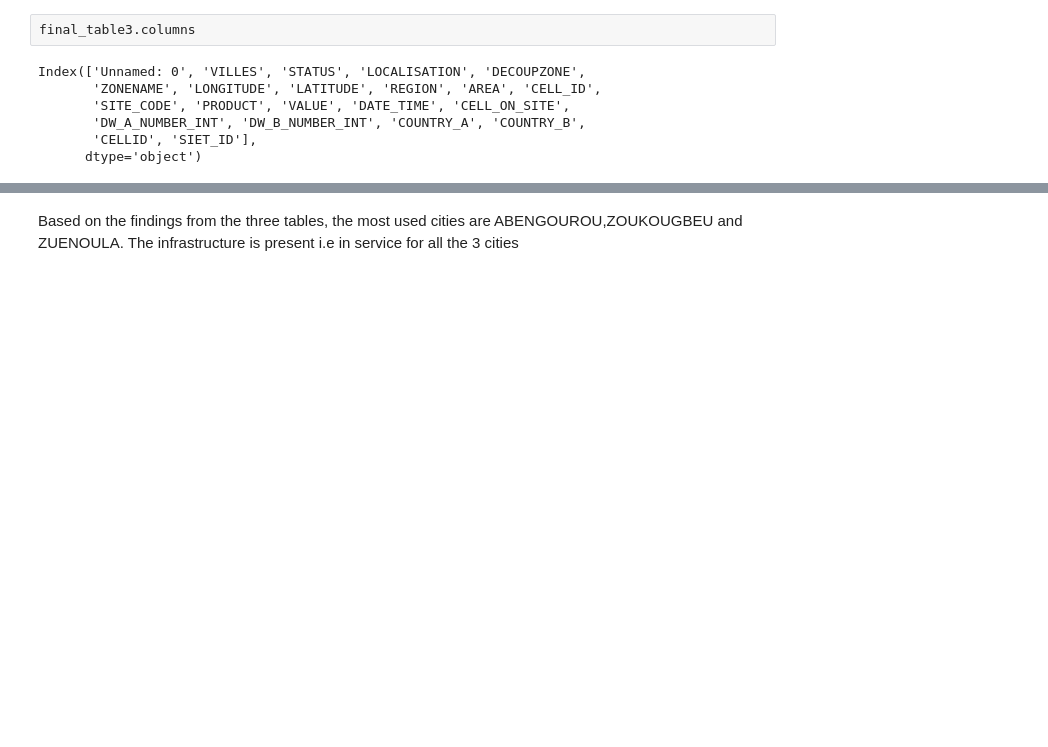
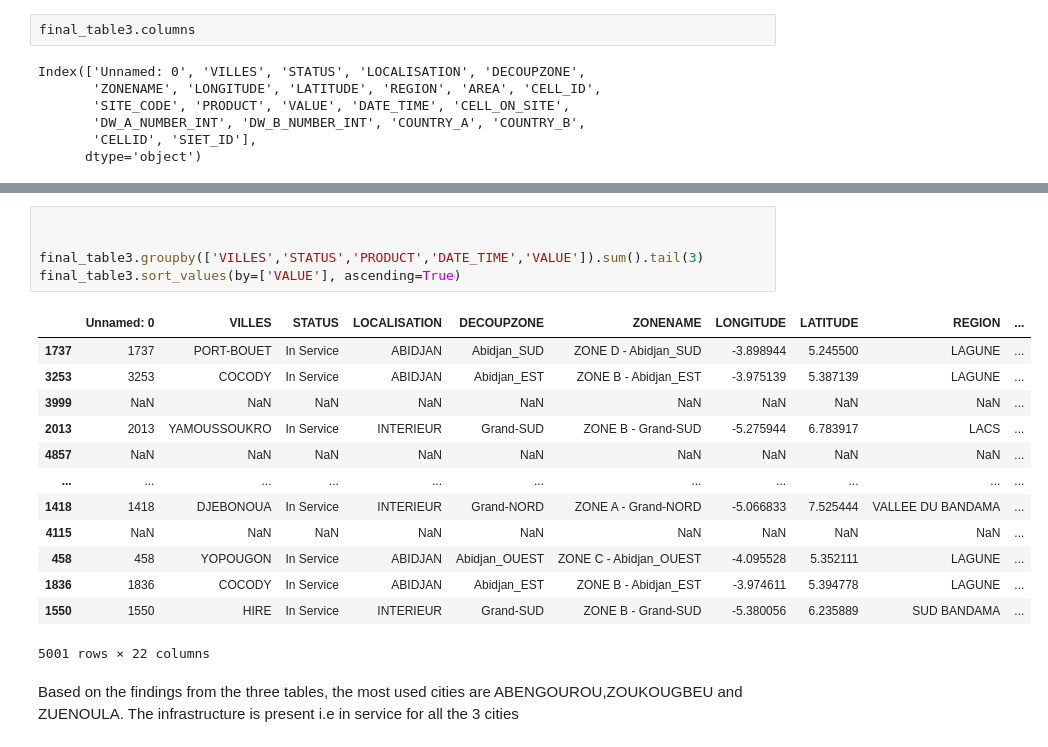
Before and after one commit to cheronoF/Data-Science, a Jupyter notebook: Moringa_Data_Science_Prep_W3_Independent_Project_Python_Notebook.ipynb, the cells around one changed output, grey strips where cells are left out. Saved outputs shown, nothing was run; the diff lists cells and outputs as text; blank space fills up the shorter version.

```diff
--- a/Moringa_Data_Science_Prep_W3_Independent_Project_Python_Notebook.ipynb
+++ b/Moringa_Data_Science_Prep_W3_Independent_Project_Python_Notebook.ipynb
@@ -592,3 +594,22 @@ final_table3.groupby(['VILLES','STATUS','PRODUCT','DATE_TIME','VALUE'], sort=Tru
+# %%
+
+
+final_table3.groupby(['VILLES','STATUS','PRODUCT','DATE_TIME','VALUE']).sum().tail(3)
+final_table3.sort_values(by=['VALUE'], ascending=True)
+# %% [output]
+|  | Unnamed: 0 | VILLES | STATUS | LOCALISATION | DECOUPZONE | ZONENAME | LONGITUDE | LATITUDE | REGION | ... |
+| 1737 | 1737 | PORT-BOUET | In Service | ABIDJAN | Abidjan_SUD | ZONE D - Abidjan_SUD | -3.898944 | 5.245500 | LAGUNE | ... |
+| 3253 | 3253 | COCODY | In Service | ABIDJAN | Abidjan_EST | ZONE B - Abidjan_EST | -3.975139 | 5.387139 | LAGUNE | ... |
+| 3999 | NaN | NaN | NaN | NaN | NaN | NaN | NaN | NaN | NaN | ... |
+| 2013 | 2013 | YAMOUSSOUKRO | In Service | INTERIEUR | Grand-SUD | ZONE B - Grand-SUD | -5.275944 | 6.783917 | LACS | ... |
+| 4857 | NaN | NaN | NaN | NaN | NaN | NaN | NaN | NaN | NaN | ... |
+| ... | ... | ... | ... | ... | ... | ... | ... | ... | ... | ... |
+| 1418 | 1418 | DJEBONOUA | In Service | INTERIEUR | Grand-NORD | ZONE A - Grand-NORD | -5.066833 | 7.525444 | VALLEE DU BANDAMA | ... |
+| 4115 | NaN | NaN | NaN | NaN | NaN | NaN | NaN | NaN | NaN | ... |
+| 458 | 458 | YOPOUGON | In Service | ABIDJAN | Abidjan_OUEST | ZONE C - Abidjan_OUEST | -4.095528 | 5.352111 | LAGUNE | ... |
+| 1836 | 1836 | COCODY | In Service | ABIDJAN | Abidjan_EST | ZONE B - Abidjan_EST | -3.974611 | 5.394778 | LAGUNE | ... |
+| 1550 | 1550 | HIRE | In Service | INTERIEUR | Grand-SUD | ZONE B - Grand-SUD | -5.380056 | 6.235889 | SUD BANDAMA | ... |
+5001 rows × 22 columns
 # %% [markdown]
 Based on the findings from the three tables, the most used cities are ABENGOUROU,ZOUKOUGBEU and ZUENOULA.
 The infrastructure is present i.e in service for all the 3 cities
```
Also changed, not shown: parts of 14 cells of this notebook.
